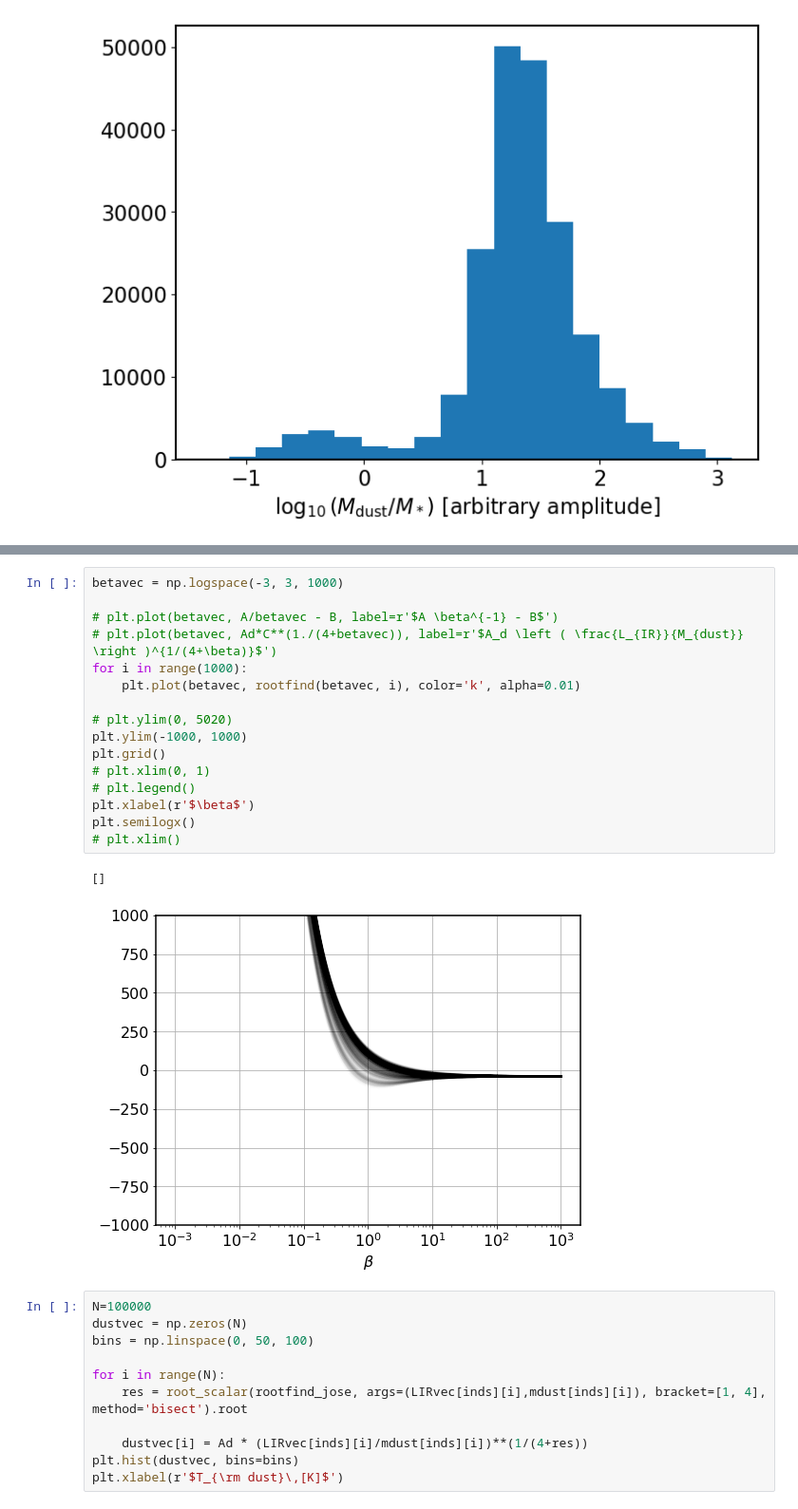
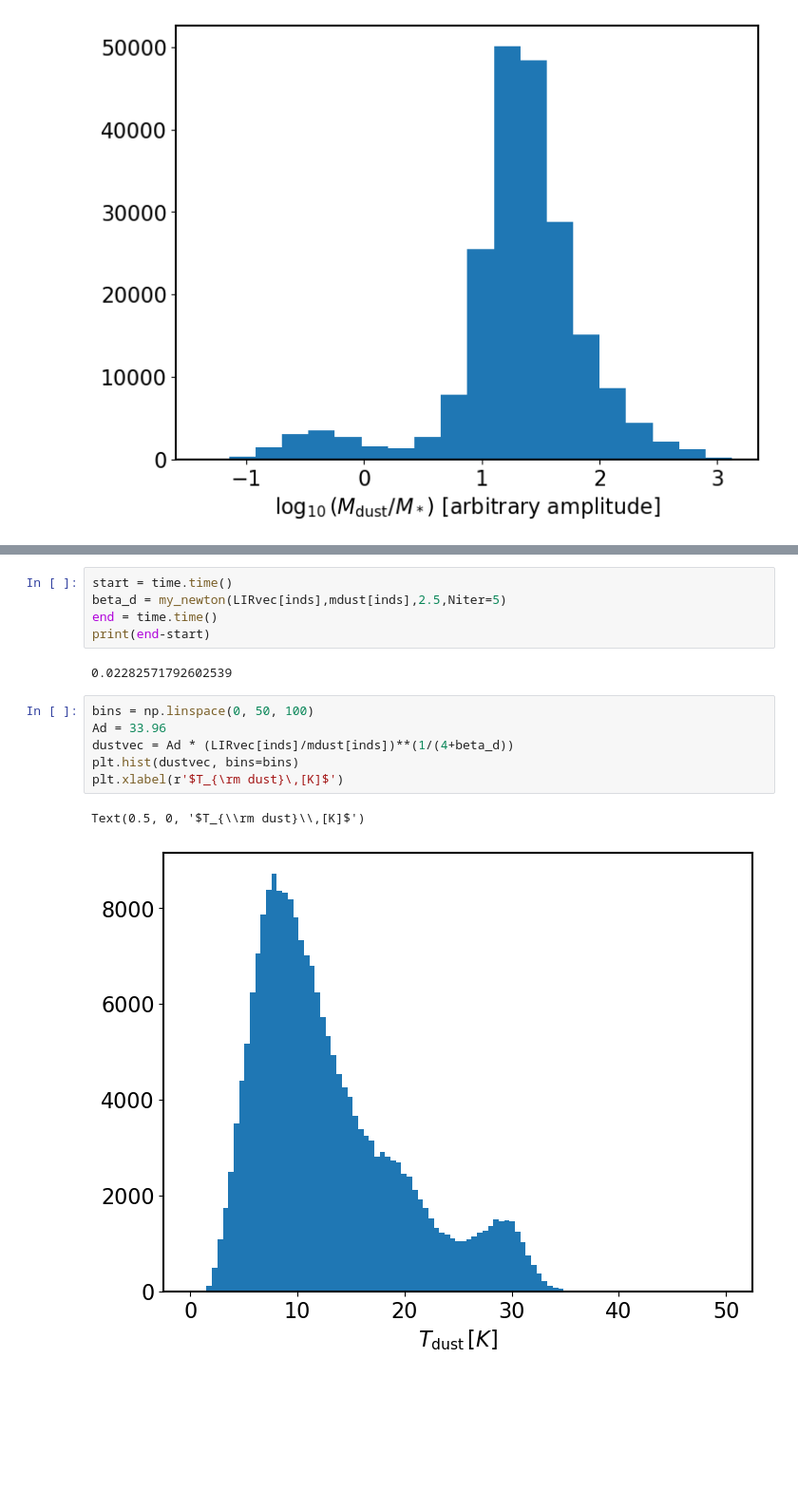
Before and after one commit to kokron/skyLine, a Jupyter notebook: notebooks/TdustPerGalaxyCompute-WIP-Jose.ipynb, the cells around one changed output, grey strips where cells are left out. Shown: that part at 95% size. Drawn from its saved outputs; the diff is of its cells as text; blank space fills up the shorter version.

```diff
--- a/notebooks/TdustPerGalaxyCompute-WIP-Jose.ipynb
+++ b/notebooks/TdustPerGalaxyCompute-WIP-Jose.ipynb
@@ -391,30 +391,16 @@ Text(0.5, 0, '$\\beta$')
-# %%
-betavec = np.logspace(-3, 3, 1000)
-
-# plt.plot(betavec, A/betavec - B, label=r'$A \beta^{-1} - B$')
-# plt.plot(betavec, Ad*C**(1./(4+betavec)), label=r'$A_d \left ( \frac{L_{IR}}{M_{dust}} \right )^{1/(4+\beta)}$')
-for i in range(1000):
-    plt.plot(betavec, rootfind(betavec, i), color='k', alpha=0.01)
-
-# plt.ylim(0, 5020)
-plt.ylim(-1000, 1000)
-plt.grid()
-# plt.xlim(0, 1)
-# plt.legend()
-plt.xlabel(r'$\beta$')
-plt.semilogx()
-# plt.xlim()
-# %% [output]
-[]
-[figure, removed]
-# %%
-N=100000
-dustvec = np.zeros(N)
-bins = np.linspace(0, 50, 100)
-
-for i in range(N):
-    res = root_scalar(rootfind_jose, args=(LIRvec[inds][i],mdust[inds][i]), bracket=[1, 4], method='bisect').root
-
-    dustvec[i] = Ad * (LIRvec[inds][i]/mdust[inds][i])**(1/(4+res))
-plt.hist(dustvec, bins=bins)
-plt.xlabel(r'$T_{\rm dust}\,[K]$')
+# %%
+start = time.time()
+beta_d = my_newton(LIRvec[inds],mdust[inds],2.5,Niter=5)
+end = time.time()
+print(end-start)
+# %% [output]
+0.02282571792602539
+# %%
+bins = np.linspace(0, 50, 100)
+Ad = 33.96
+dustvec = Ad * (LIRvec[inds]/mdust[inds])**(1/(4+beta_d))
+plt.hist(dustvec, bins=bins)
+plt.xlabel(r'$T_{\rm dust}\,[K]$')
+# %% [output]
+Text(0.5, 0, '$T_{\\rm dust}\\,[K]$')
+[figure, added]
```
Also changed, not shown: parts of 10 cells of this notebook.
